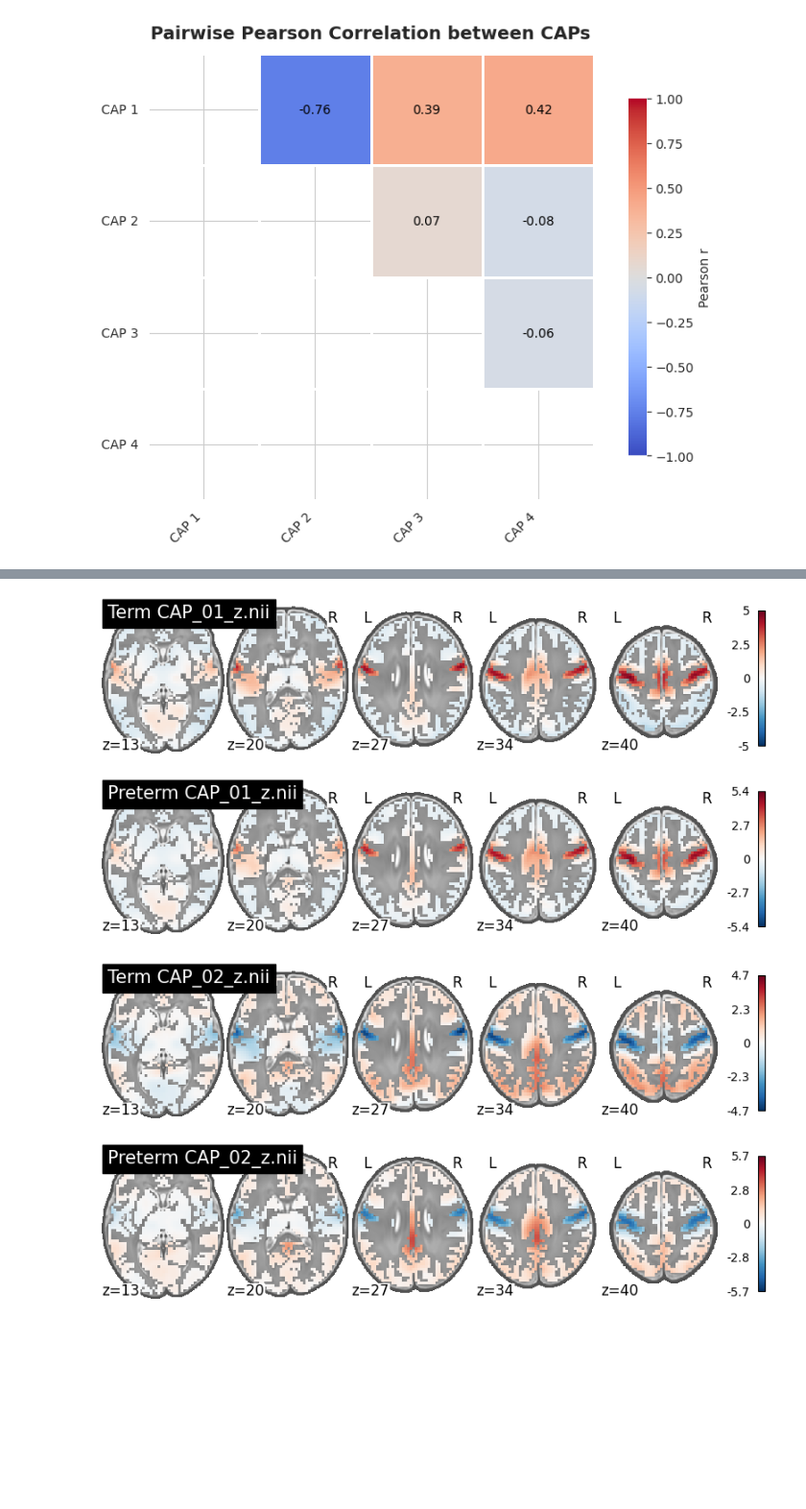
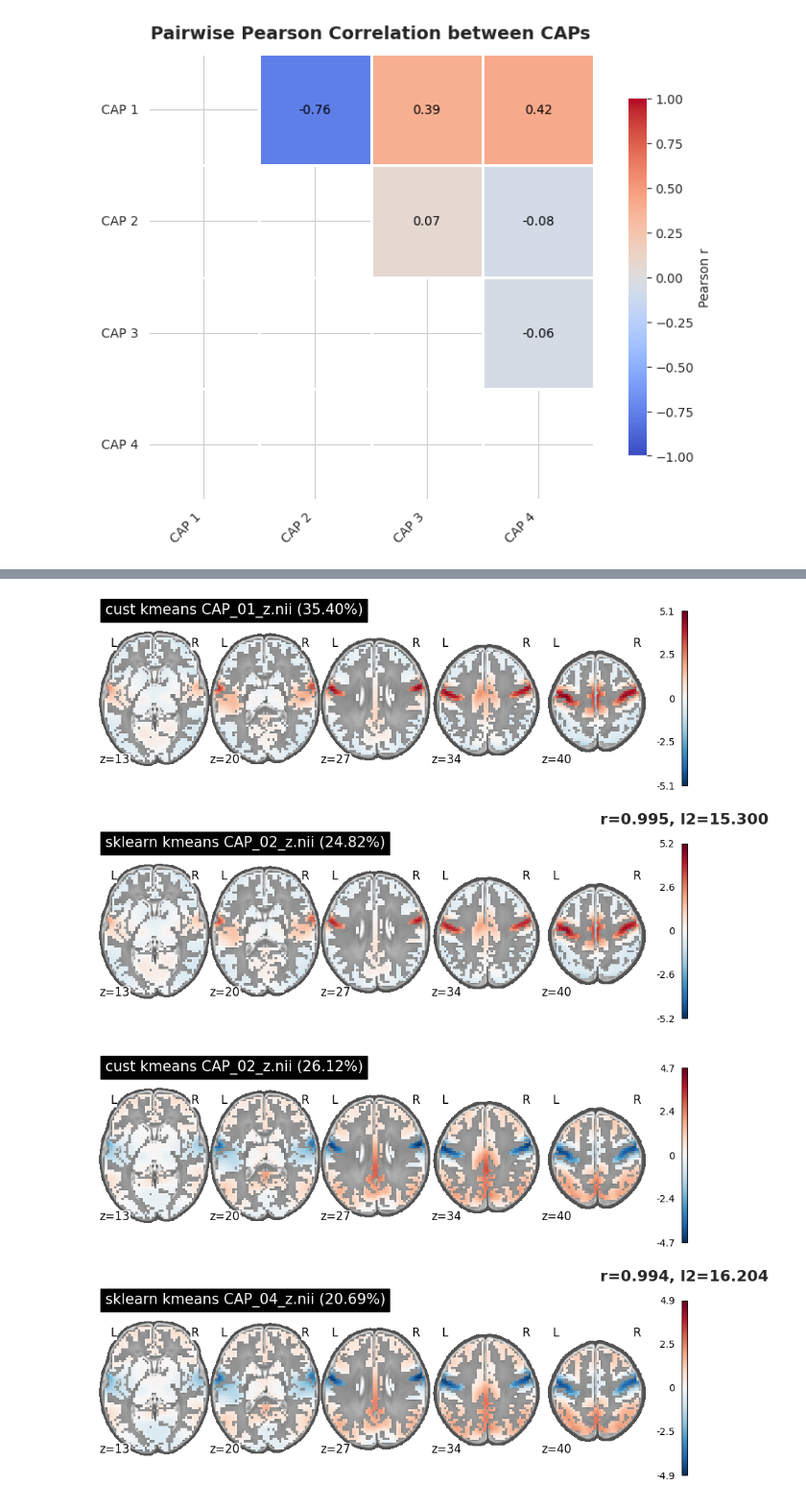
Before and after one commit to seb2o/devCAPs, a Jupyter notebook: src/compare_caps.ipynb, the cells around one changed output, grey strips where cells are left out. Shown at 96% size. Cells and saved outputs as stored; diff of their text form; code cells hidden in the pictures; blank space fills up the shorter version.

```diff
--- a/src/compare_caps.ipynb
+++ b/src/compare_caps.ipynb
@@ -60,5 +60,5 @@ plt.show()
 # %% [output]
 [figure]
 # %%
-preterm_folder = paths.sample_derivatives / "cust_kmeans_dist-correlation_ttype-percentage_tvalue-15_k-4_ninits-50_activation-pos_n-126"
-term_folder = paths.sample_derivatives / "cust_kmeans_dist-correlation_ttype-percentage_tvalue-15_k-4_ninits-50_activation-pos_n-355"
+sklearn_folder = paths.sample_derivatives / "sklearn_kmeans_dist-correlation_ttype-percentage_tvalue-15_k-4_ninits-50_activation-pos_n-481"
+custkmeans_folder = paths.sample_derivatives / "cust_kmeans_dist-correlation_ttype-percentage_tvalue-15_k-4_ninits-50_activation-pos_n-481"
@@ -123,43 +119,48 @@ import matplotlib.pyplot as plt
 from nilearn import plotting
 import nibabel as nib
 
-for term_cap_id in range(corrs.shape[0]):
+for custkmeans_cap_id in range(corrs.shape[0]):
 
-    preterm_cap_id = np.argmax(corrs[term_cap_id, :])
-    term_cap = term_cap_paths[term_cap_id]
-    preterm_cap = preterm_cap_paths[preterm_cap_id]
+    sklearn_cap_id = np.argmax(corrs[custkmeans_cap_id, :])
+    custkmeans_cap = custkmeans_cap_paths[custkmeans_cap_id]
+    sklearn_cap = sklearn_cap_paths[sklearn_cap_id]
+    correlation = corrs[custkmeans_cap_id, sklearn_cap_id]
+    distance = l2dists[custkmeans_cap_id, sklearn_cap_id]
 
-    term_cap_img = nib.load(term_cap)
-    preterm_cap_img = nib.load(preterm_cap)
+    sklearn_cap_prop = sklearn_cluster_sizes[sklearn_cap_id] / sklearn_cluster_sizes.sum() * 100
+    custkmeans_cap_prop = custkmeans_cluster_sizes[custkmeans_cap_id] / custkmeans_cluster_sizes.sum() * 100
 
-    fig, axes = plt.subplots(2, 1, figsize=(10, 5))  # side by side (columns)
+    term_cap_img = nib.load(custkmeans_cap)
+    preterm_cap_img = nib.load(sklearn_cap)
+
+    fig, axes = plt.subplots(2, 1, figsize=(11, 8))
 
     cut_coords = [13, 20 ,27, 34, 40]
     display1 = plotting.plot_stat_map(
         term_cap_img,
-        title=f"Term {term_cap.name}",
+        title=f"cust kmeans {custkmeans_cap.name} ({custkmeans_cap_prop:.2f}%)",
         bg_img=paths.ext40Template,
         black_bg=False,
         display_mode="z",
         cut_coords=cut_coords,
         colorbar=True,
         axes=axes[0],
         figure=fig,
     )
 
     display2 = plotting.plot_stat_map(
         preterm_cap_img,
-        title=f"Preterm {preterm_cap.name}",
+        title=f"sklearn kmeans {sklearn_cap.name} ({sklearn_cap_prop:.2f}%)",
         bg_img=paths.ext40Template,
         black_bg=False,
         display_mode="z",
         cut_coords=cut_coords,
         colorbar=True,
         axes=axes[1],
         figure=fig,
     )
-
+    plt.title(f"r={correlation:.3f}, l2={distance:.3f}", fontsize=16, weight="bold", pad=20)
     plt.show()
 # %% [output]
-[figure, old version]
+[figure, new version]
-[figure, old version]
+[figure, new version]
```
Also changed, not shown: parts of 3 cells of this notebook.
